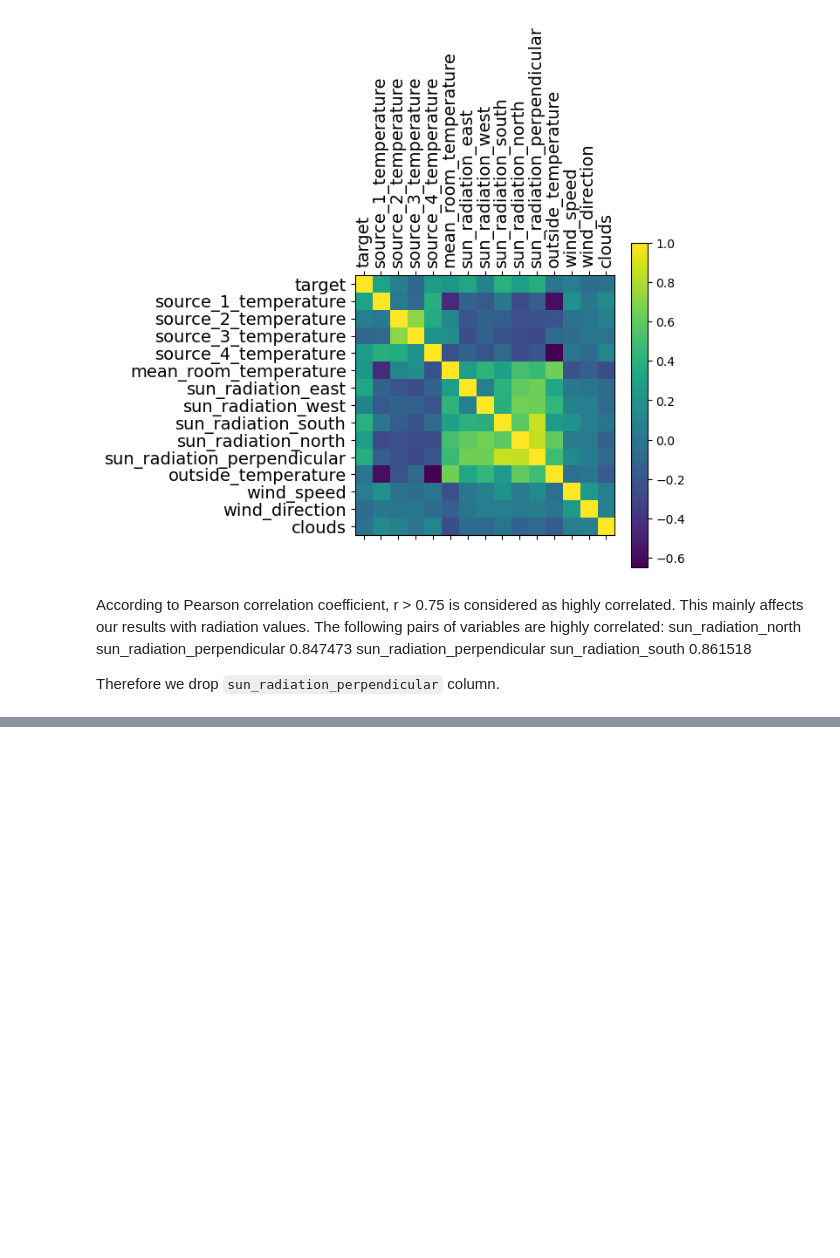
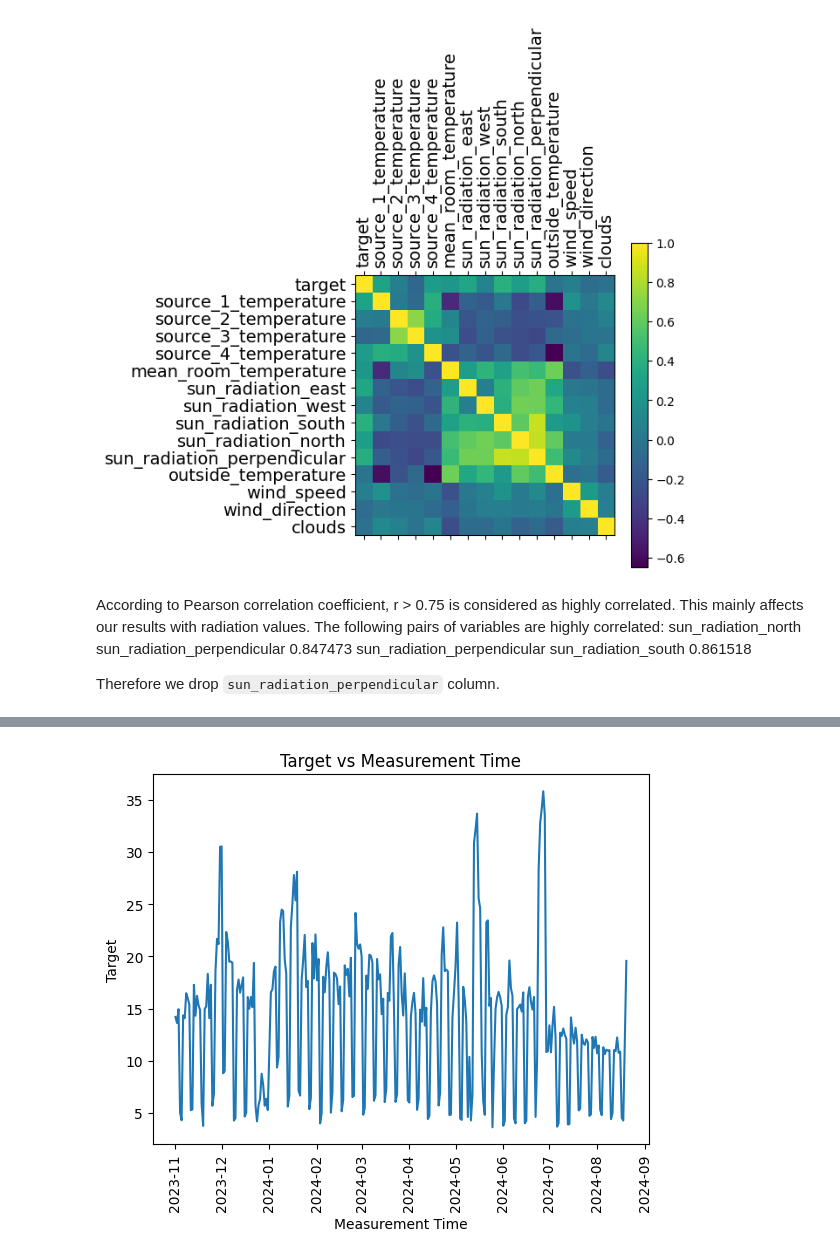
Before and after one commit to LauraMQuiros/Energy-prediction, a Jupyter notebook: notebooks/data_analysis.ipynb, the cells around one changed output, grey strips where cells are left out. Drawn from its saved outputs; the diff is of its cells as text; code cells hidden in the pictures; blank space fills up the shorter version.

```diff
--- a/notebooks/data_analysis.ipynb
+++ b/notebooks/data_analysis.ipynb
@@ -121,0 +141,9 @@ Explained variance by all components - sun_radiation: 0.9999999999999998
+# %%
+# make measurements_time a datetime object
+train_datetime = train
+train_datetime['measurement_time'] = pd.to_datetime(train_datetime['measurement_time'])
+# sort values by measurement_time
+train_datetime = train_datetime.sort_values('measurement_time')
+# make an aggregation of the target by day
+train_datetime = train_datetime.resample('D', on='measurement_time').mean()
+train_datetime.reset_index(inplace=True)
@@ -121,0 +170,10 @@ Explained variance by all components - sun_radiation: 0.9999999999999998
+# %%
+# plot all values of target across measurement_time
+plt.plot(train_datetime['measurement_time'], train_datetime['target'])
+plt.xlabel('Measurement Time')
+plt.ylabel('Target')
+plt.title('Target vs Measurement Time')
+plt.xticks(rotation=90)
+plt.show()
+# %% [output]
+[figure, added]
```
Also changed, not shown: parts of 7 cells of this notebook, 2 other files.
